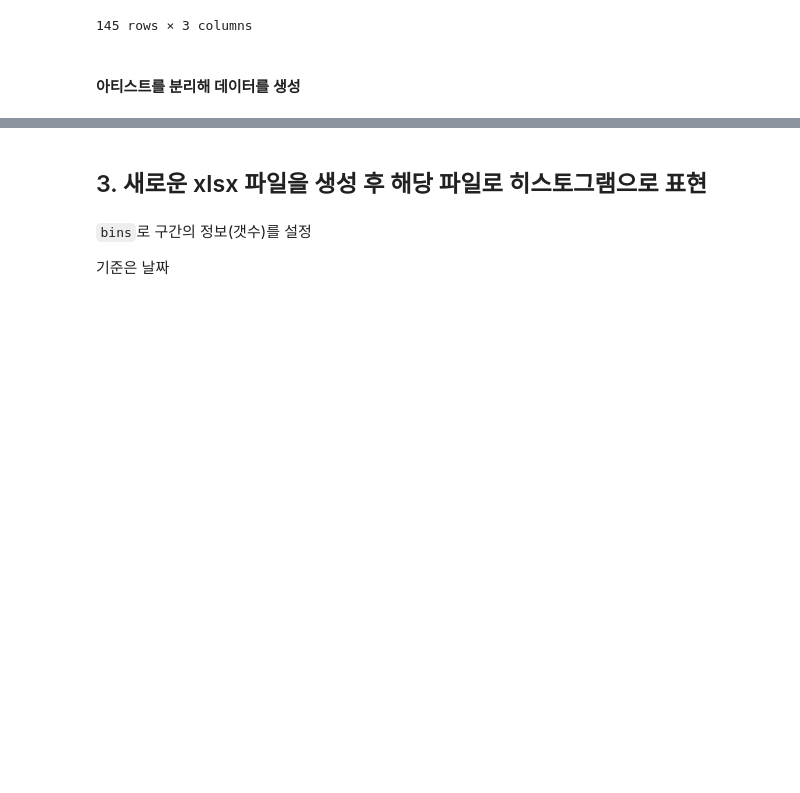
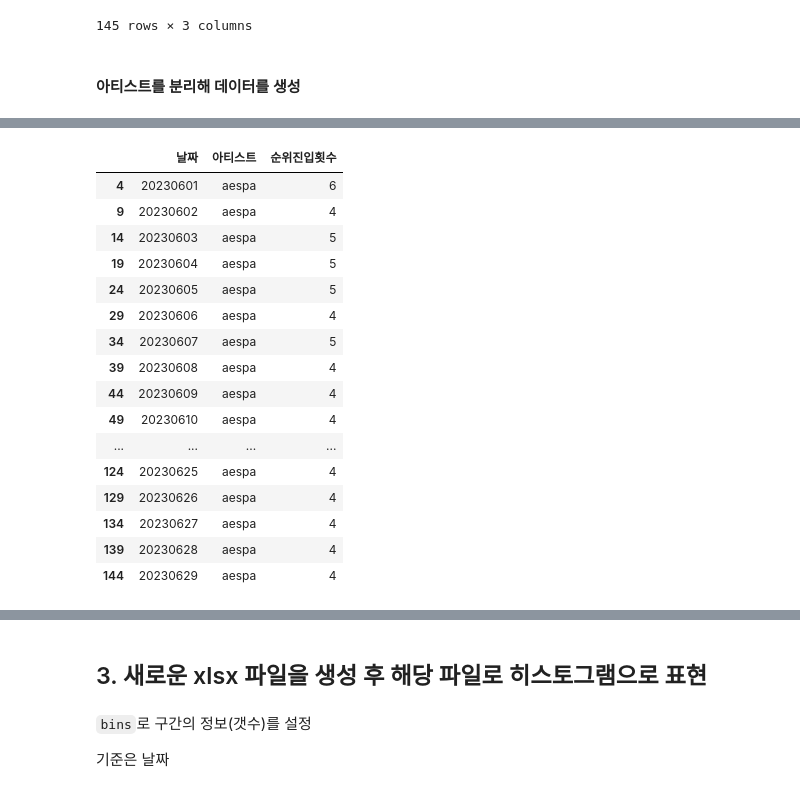
Before and after one commit to jaekim3220/SemiProject2, a Jupyter notebook: main/main2.ipynb, the cells around one changed output, grey strips where cells are left out. Cells and saved outputs as stored; diff of their text form; code cells hidden in the pictures; blank space fills up the shorter version.

```diff
--- a/main/main2.ipynb
+++ b/main/main2.ipynb
@@ -125,5 +161,23 @@ artist2 = artist_counts.query("아티스트 == 'NewJeans'")
 # %%
 artist3 = artist_counts.query("아티스트 == 'aespa'")
-# artist3
+artist3
+# %% [output]
+|  | 날짜 | 아티스트 | 순위진입횟수 |
+| 4 | 20230601 | aespa | 6 |
+| 9 | 20230602 | aespa | 4 |
+| 14 | 20230603 | aespa | 5 |
+| 19 | 20230604 | aespa | 5 |
+| 24 | 20230605 | aespa | 5 |
+| 29 | 20230606 | aespa | 4 |
+| 34 | 20230607 | aespa | 5 |
+| 39 | 20230608 | aespa | 4 |
+| 44 | 20230609 | aespa | 4 |
+| 49 | 20230610 | aespa | 4 |
+| ... | ... | ... | ... |
+| 124 | 20230625 | aespa | 4 |
+| 129 | 20230626 | aespa | 4 |
+| 134 | 20230627 | aespa | 4 |
+| 139 | 20230628 | aespa | 4 |
+| 144 | 20230629 | aespa | 4 |
 # %%
 artist4 = artist_counts.query("아티스트 == '(여자)아이들'")
```
Also changed, not shown: parts of 4 cells of this notebook, 10 other files.
